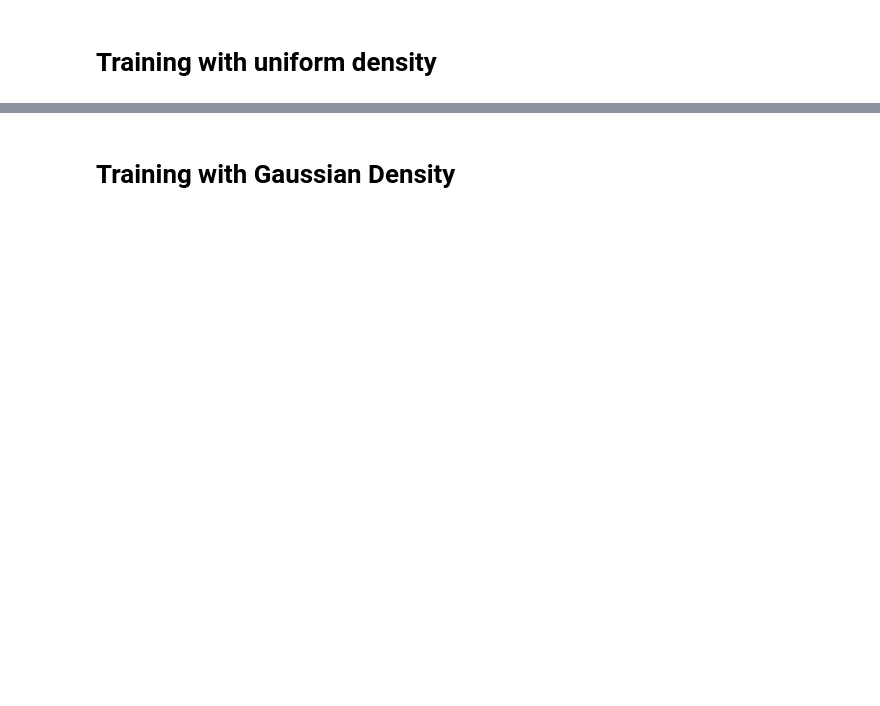
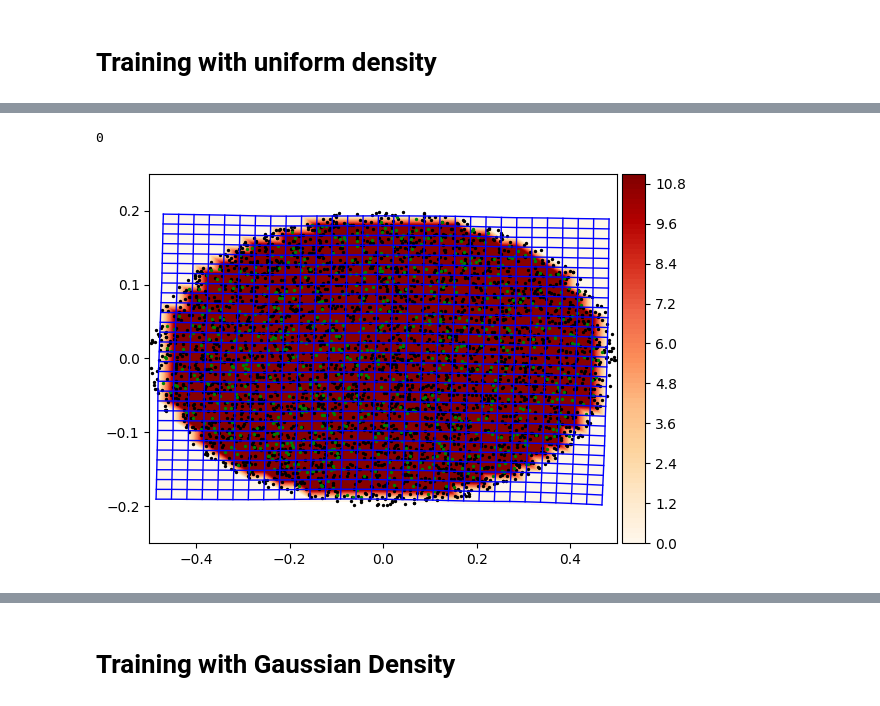
Before and after one commit to TTTruong357/master-thesis, a Jupyter notebook: acl/main.ipynb, the cells around one changed output, grey strips where cells are left out. Cells and saved outputs as stored; diff of their text form; code cells hidden in the pictures; blank space fills up the shorter version.

```diff
--- a/acl/main.ipynb
+++ b/acl/main.ipynb
@@ -35,5 +80,4 @@ testNN = NN(num_lu_blocks=10,layer_size=2).to(device)
 # %%
-from torch.optim.lr_scheduler import StepLR
-
-optimizer = torch.optim.SGD(testNN.parameters(), lr=1, momentum=0.8)
+optimizer = torch.optim.SGD(model.parameters(), lr=0.01, momentum=0.8)
 scheduler = StepLR(optimizer, step_size=1, gamma=0.98)
+num_epoch = 20
@@ -43,9 +84,8 @@ from functions import uniform_circle_loss_function
 # %%
 %%time
 
-num_epoch = 20
-batch_size = 128
+batch_size = 1024 # Batch size must be very large! otherwise density gets concentrated if next data point is not in reach
 for epoch in range(num_epoch):
-    density_param = (1+epoch, 0.2)
-    training_routine_uniform(testNN, device, train_loader, optimizer, epoch, batch_size, uniform_circle_loss_function, density_param)
+    training_routine(model, device, train_loader, optimizer, epoch, batch_size, uniform_circle_loss_function_method2)
+    print(testing_routine(model, device, test_loader, batch_size, uniform_circle_loss_function_method2))
 # %% [output]
@@ -53,0 +109,11 @@ Wall time: 48.9 s
+# %%
+scale=1
+factor=1
+
+sampling_data = generate_ellipse(1000, (1, 1))
+plot_transformed_grid_and_density(model, train_loader, device, sampling_data, grid_width=30,
+                                x_range=(-factor, factor), y_range=(-factor, factor), x_lim=(-0.5*scale,0.5*scale), y_lim=(-0.25*scale,0.25*scale),
+                                density_function=compute_uniform_circle_density)
+# %% [output]
+0
+[figure, added]
```
Also changed, not shown: parts of 43 cells of this notebook, 7 other files.
